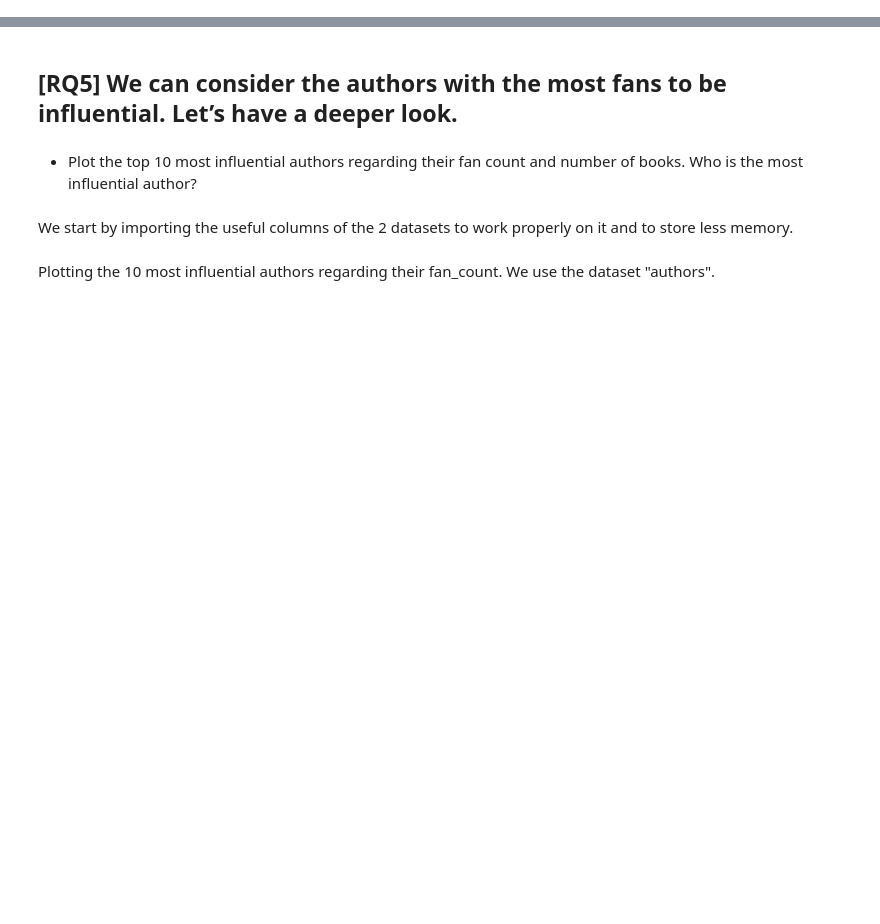
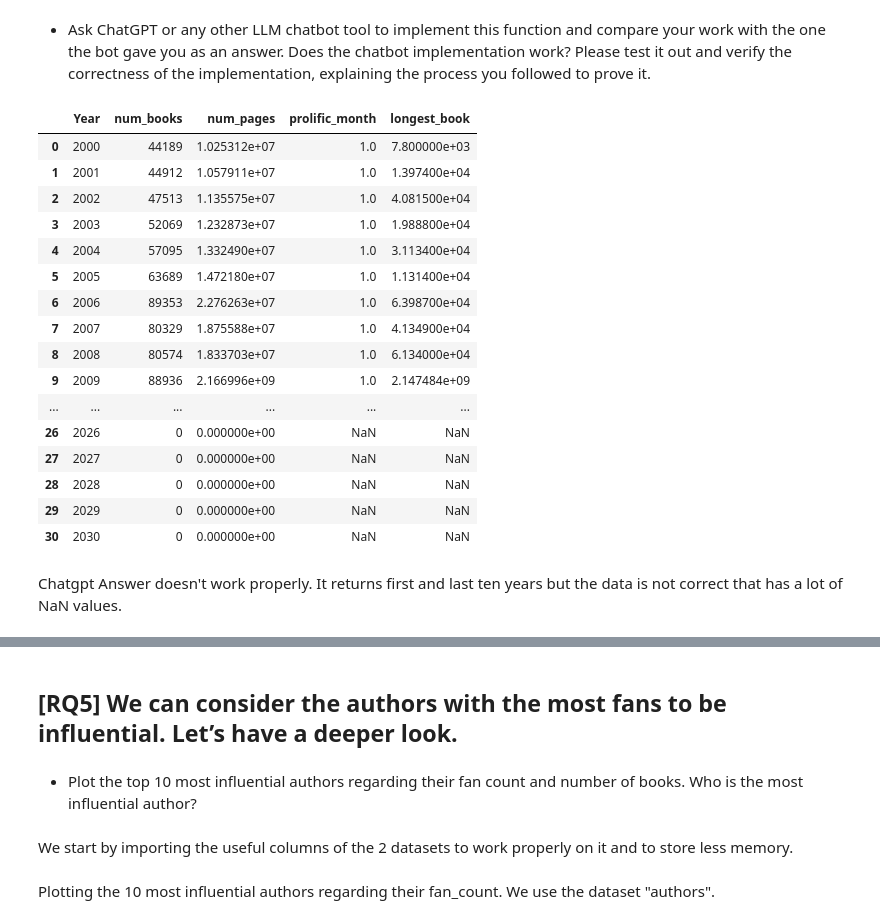
Before and after one commit to RiccardoCorr/ADM_HW_2, a Jupyter notebook: hw2.ipynb, the cells around one changed output, grey strips where cells are left out. Cells and saved outputs as stored; diff of their text form; code cells hidden in the pictures; blank space fills up the shorter version.

```diff
--- a/hw2.ipynb
+++ b/hw2.ipynb
@@ -105,0 +251,5 @@ print(books_cleaned.shape[0])
+# %%
+# Since 182 rows has no date information, I will drop that rows from the dataset
+df_books.isna().sum()
+df_books.dropna(axis=0, inplace=True)
+df_books.shape[0]
@@ -105,0 +262,7 @@ print(books_cleaned.shape[0])
+# %%
+# Converted float month and year column to int
+df_books["month"] = df_books["month"].astype(int)
+df_books["year"] = df_books["year"].astype(int)
+
+# Since dates after 2023 have not yet occurred, we are removing them from the data as they may be inaccurate data.
+df_books_year_filtered = df_books[df_books["year"]<2024]
@@ -105,0 +310,7 @@ print(books_cleaned.shape[0])
+# %%
+years = range(1950, 2024)
+result_df = pd.DataFrame()
+
+for year in years:
+
+    result_df = pd.concat([result_df, get_book_details_by_year(df_books, year)])
@@ -105,0 +335,58 @@ print(books_cleaned.shape[0])
+# %% [markdown]
+* Ask ChatGPT or any other LLM chatbot tool to implement this function and compare your work with the one the bot gave you as an answer. Does the chatbot implementation work? Please test it out and verify the correctness of the implementation, explaining the process you followed to prove it.
+# %%
+def get_book_details_by_year(df, year):
+    year_df = df[df["year"] == year]
+
+    if year_df.empty:
+        # Handle the case when there are no records for the given year
+        return {
+            'Year': year,
+            'num_books': 0,
+            'num_pages': 0,
+            'prolific_month': None,
+            'longest_book': None
+        }
+
+    num_books = len(year_df)
+    num_pages = year_df["num_pages"].sum()
+    prolific_month = year_df.groupby(by=["month"])["id"].count().sort_values(ascending=False).reset_index()["month"].values[0]
+    longest_book = year_df["num_pages"].max()
+
+    return {
+        'Year': year,
+        'num_books': num_books,
+        'num_pages': num_pages,
+        'prolific_month': prolific_month,
+        'longest_book': longest_book
+    }
+
+
+years = range(2000, 2031)  # Consider the first 31 years as an example
+
+results = [get_book_details_by_year(df_books_year_filtered, year) for year in years]
+df_result = pd.DataFrame(results)
+
+# Display the head and tail of the DataFrame
+head_and_tail = pd.concat([df_result.head(10), df_result.tail(10)])
+head_and_tail
+# %% [output]
+|  | Year | num_books | num_pages | prolific_month | longest_book |
+| 0 | 2000 | 44189 | 1.025312e+07 | 1.0 | 7.800000e+03 |
+| 1 | 2001 | 44912 | 1.057911e+07 | 1.0 | 1.397400e+04 |
+| 2 | 2002 | 47513 | 1.135575e+07 | 1.0 | 4.081500e+04 |
+| 3 | 2003 | 52069 | 1.232873e+07 | 1.0 | 1.988800e+04 |
+| 4 | 2004 | 57095 | 1.332490e+07 | 1.0 | 3.113400e+04 |
+| 5 | 2005 | 63689 | 1.472180e+07 | 1.0 | 1.131400e+04 |
+| 6 | 2006 | 89353 | 2.276263e+07 | 1.0 | 6.398700e+04 |
+| 7 | 2007 | 80329 | 1.875588e+07 | 1.0 | 4.134900e+04 |
+| 8 | 2008 | 80574 | 1.833703e+07 | 1.0 | 6.134000e+04 |
+| 9 | 2009 | 88936 | 2.166996e+09 | 1.0 | 2.147484e+09 |
+| ... | ... | ... | ... | ... | ... |
+| 26 | 2026 | 0 | 0.000000e+00 | NaN | NaN |
+| 27 | 2027 | 0 | 0.000000e+00 | NaN | NaN |
+| 28 | 2028 | 0 | 0.000000e+00 | NaN | NaN |
+| 29 | 2029 | 0 | 0.000000e+00 | NaN | NaN |
+| 30 | 2030 | 0 | 0.000000e+00 | NaN | NaN |
+# %% [markdown]
+Chatgpt Answer doesn't work properly. It returns first and last ten years but the data is not correct that has a lot of NaN values.
```
Also changed, not shown: parts of 58 cells of this notebook.
